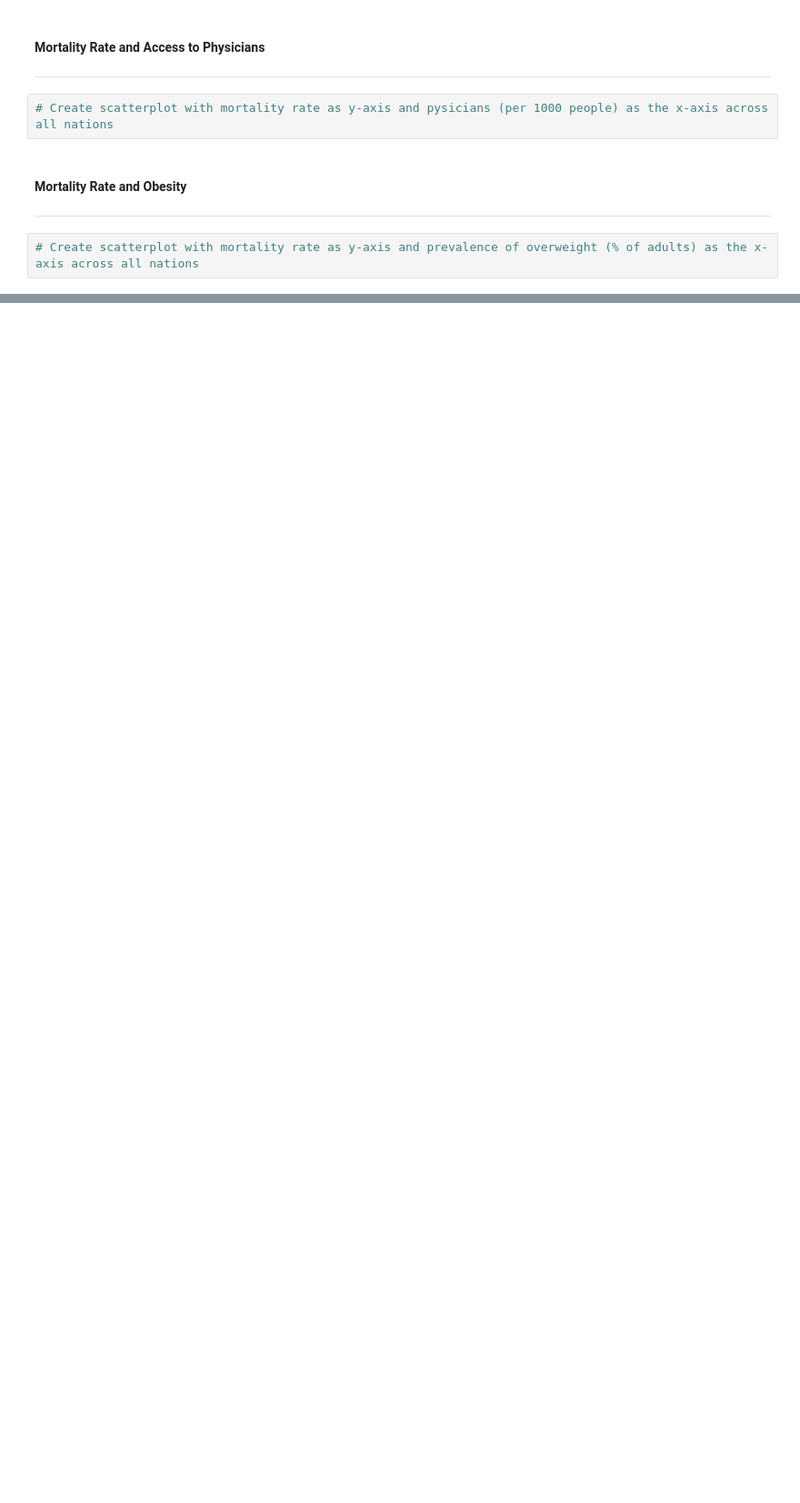
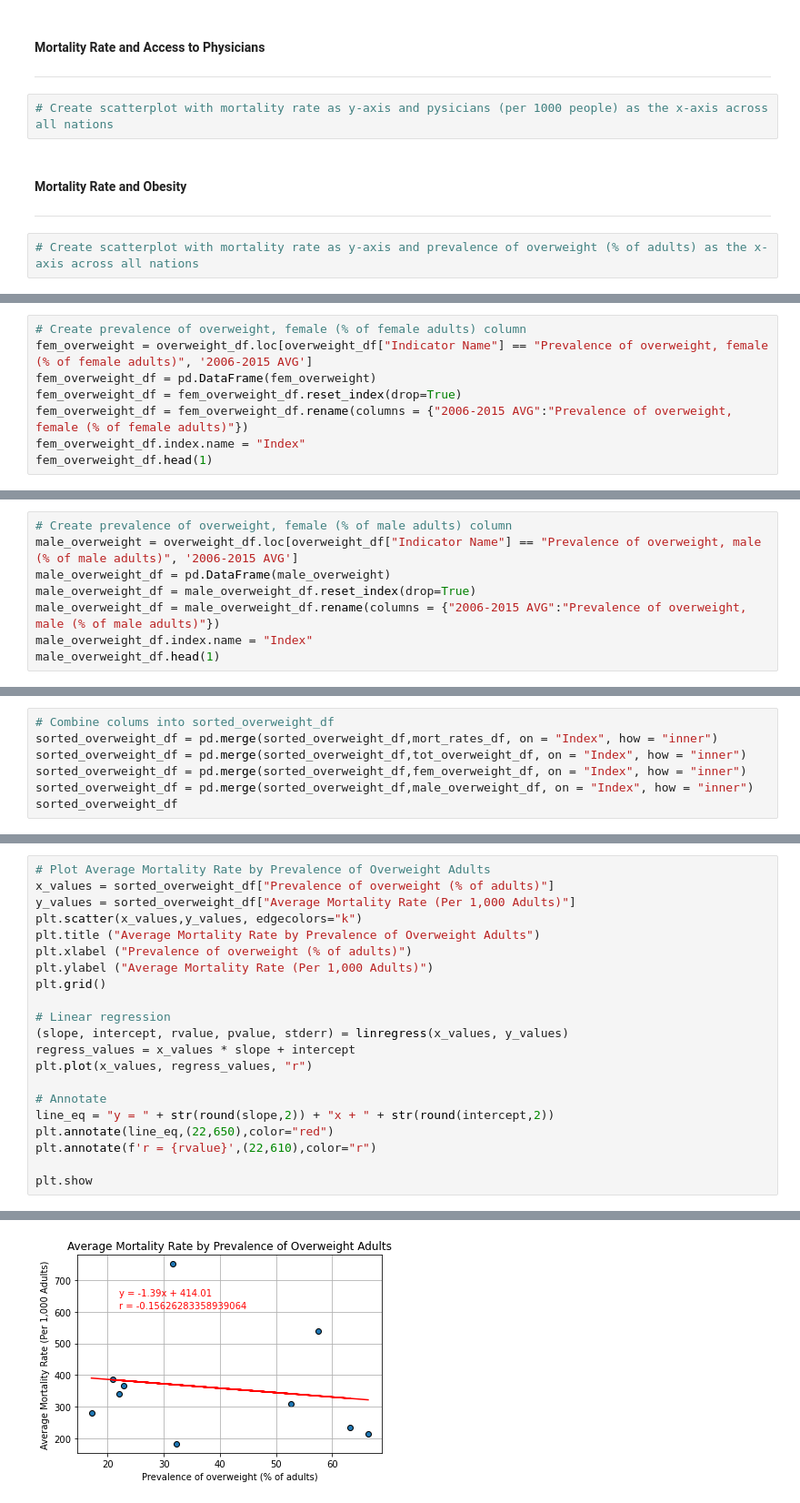
Before and after one commit to ralphy32/project_1, a Jupyter notebook: project1.ipynb, the cells around one changed output, grey strips where cells are left out. Shown at 91% size. Saved outputs shown, nothing was run; the diff lists cells and outputs as text; blank space fills up the shorter version.

Commit message:
Overweight dataframe built

```diff
--- a/project1.ipynb
+++ b/project1.ipynb
@@ -367,0 +415,8 @@ plt.show
+# %%
+# Create prevalence of overweight, female (% of female adults) column
+fem_overweight = overweight_df.loc[overweight_df["Indicator Name"] == "Prevalence of overweight, female (% of female adults)", '2006-2015 AVG']
+fem_overweight_df = pd.DataFrame(fem_overweight)
+fem_overweight_df = fem_overweight_df.reset_index(drop=True)
+fem_overweight_df = fem_overweight_df.rename(columns = {"2006-2015 AVG":"Prevalence of overweight, female (% of female adults)"})
+fem_overweight_df.index.name = "Index"
+fem_overweight_df.head(1)
@@ -367,0 +427,8 @@ plt.show
+# %%
+# Create prevalence of overweight, female (% of male adults) column
+male_overweight = overweight_df.loc[overweight_df["Indicator Name"] == "Prevalence of overweight, male (% of male adults)", '2006-2015 AVG']
+male_overweight_df = pd.DataFrame(male_overweight)
+male_overweight_df = male_overweight_df.reset_index(drop=True)
+male_overweight_df = male_overweight_df.rename(columns = {"2006-2015 AVG":"Prevalence of overweight, male (% of male adults)"})
+male_overweight_df.index.name = "Index"
+male_overweight_df.head(1)
@@ -367,0 +439,7 @@ plt.show
+# %%
+# Combine colums into sorted_overweight_df
+sorted_overweight_df = pd.merge(sorted_overweight_df,mort_rates_df, on = "Index", how = "inner")
+sorted_overweight_df = pd.merge(sorted_overweight_df,tot_overweight_df, on = "Index", how = "inner")
+sorted_overweight_df = pd.merge(sorted_overweight_df,fem_overweight_df, on = "Index", how = "inner")
+sorted_overweight_df = pd.merge(sorted_overweight_df,male_overweight_df, on = "Index", how = "inner")
+sorted_overweight_df
@@ -367,0 +459,22 @@ plt.show
+# %%
+# Plot Average Mortality Rate by Prevalence of Overweight Adults
+x_values = sorted_overweight_df["Prevalence of overweight (% of adults)"]
+y_values = sorted_overweight_df["Average Mortality Rate (Per 1,000 Adults)"]
+plt.scatter(x_values,y_values, edgecolors="k")
+plt.title ("Average Mortality Rate by Prevalence of Overweight Adults")
+plt.xlabel ("Prevalence of overweight (% of adults)")
+plt.ylabel ("Average Mortality Rate (Per 1,000 Adults)")
+plt.grid()
+
+# Linear regression
+(slope, intercept, rvalue, pvalue, stderr) = linregress(x_values, y_values)
+regress_values = x_values * slope + intercept
+plt.plot(x_values, regress_values, "r")
+
+# Annotate
+line_eq = "y = " + str(round(slope,2)) + "x + " + str(round(intercept,2))
+plt.annotate(line_eq,(22,650),color="red")
+plt.annotate(f'r = {rvalue}',(22,610),color="r")
+
+plt.show
+# %% [output]
@@ -367,0 +482 @@ plt.show
+[figure, added]
```
Also changed, not shown: parts of 9 cells of this notebook, 1 other file.
